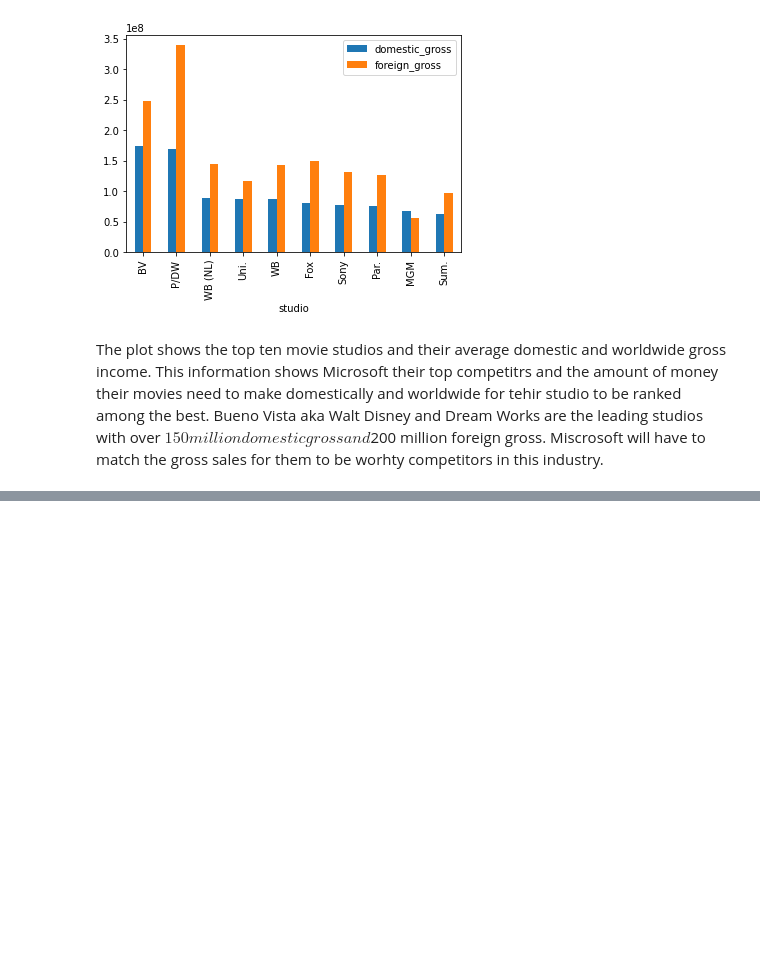
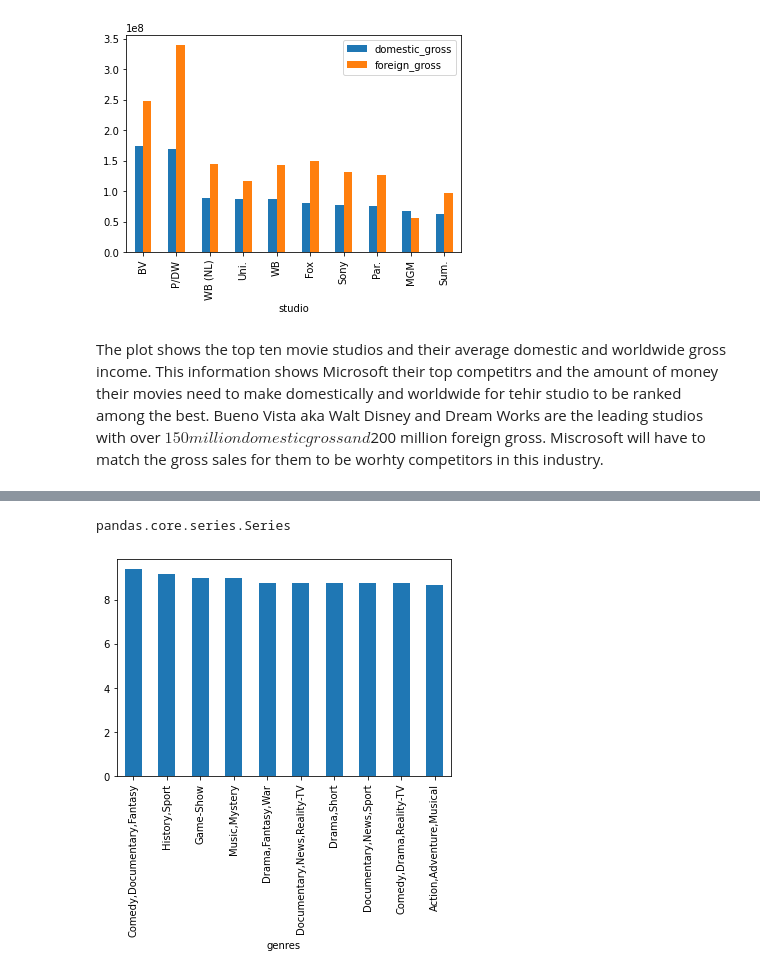
Before and after one commit to Arnoldchovu/dsc-phase-1-project-v2-4, a Jupyter notebook: student.ipynb, the cells around one changed output, grey strips where cells are left out. Saved outputs shown, nothing was run; the diff lists cells and outputs as text; code cells hidden in the pictures; blank space fills up the shorter version.

```diff
--- a/student.ipynb
+++ b/student.ipynb
@@ -436,0 +760,3 @@ df_tnmovie_budget.describe()
+# %%
+# Drop the three clumns (runtime_minutes, job, characters)
+df_imdb = df_imdb.drop(['runtime_minutes', 'job', 'characters'], axis=1)
@@ -436,0 +781,3 @@ df_tnmovie_budget.describe()
+# %%
+# Drop the rows with missing values
+df_imdb = df_imdb.dropna()
@@ -436,0 +800,3 @@ df_tnmovie_budget.describe()
+# %%
+# Drop the duplicates using the primary_title
+df_imdb = df_imdb.drop_duplicates(subset='primary_title')
@@ -523,0 +923,3 @@ The plot shows the top ten movie studios and their average domestic and worldwid
+# %%
+top_10_genres = df_imdb.groupby('genres')['averagerating'].mean().sort_values(ascending = False).head(20).iloc[0:10]
+top_10_genres
@@ -523,0 +939,9 @@ The plot shows the top ten movie studios and their average domestic and worldwid
+# %%
+type(top_10_genres)
+# %% [output]
+pandas.core.series.Series
+# %%
+# Plotting the top 10 genres
+top_10_genres.plot(y=['averagerating'], kind='bar', use_index=True);
+# %% [output]
+[figure, added]
```
Also changed, not shown: parts of 38 cells of this notebook.
